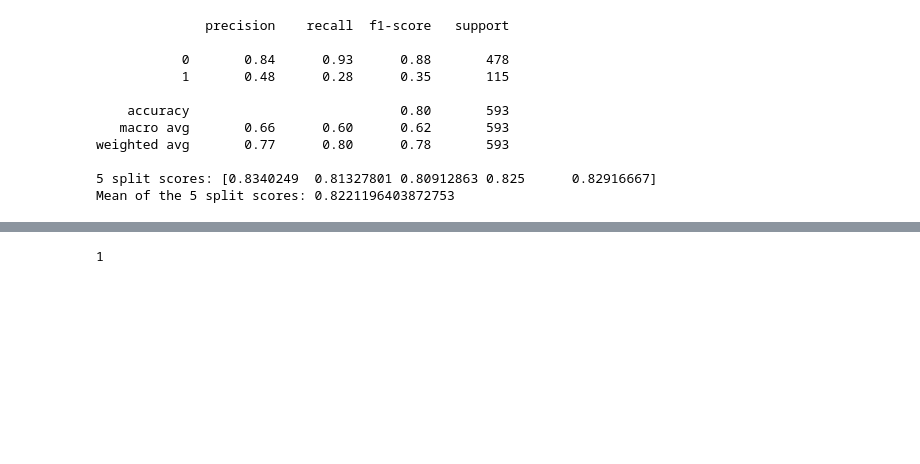
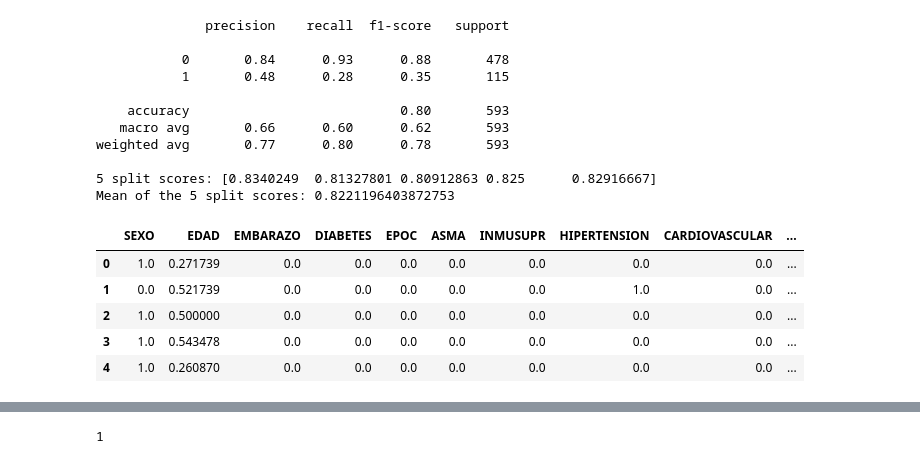
Before and after one commit to nachovazquez98/COVID-19_Paper, a Jupyter notebook: notebooks/covid_train_ml.ipynb, the cells around one changed output, grey strips where cells are left out. Saved outputs shown, nothing was run; the diff lists cells and outputs as text; code cells hidden in the pictures; blank space fills up the shorter version.

```diff
--- a/notebooks/covid_train_ml.ipynb
+++ b/notebooks/covid_train_ml.ipynb
@@ -229,3 +265,12 @@ X_test_scaled = pd.DataFrame(svc_model.named_steps['preprocessor'].fit_transform
 #cambia el orden de edad y sexo
 X_train_scaled[['EDAD','SEXO']]=X_train_scaled[['SEXO','EDAD']]
 X_test_scaled[['EDAD','SEXO']]=X_test_scaled[['SEXO','EDAD']]
+# %%
+X_train_scaled.head()
+# %% [output]
+|  | SEXO | EDAD | EMBARAZO | DIABETES | EPOC | ASMA | INMUSUPR | HIPERTENSION | CARDIOVASCULAR | ... |
+| 0 | 1.0 | 0.271739 | 0.0 | 0.0 | 0.0 | 0.0 | 0.0 | 0.0 | 0.0 | ... |
+| 1 | 0.0 | 0.521739 | 0.0 | 0.0 | 0.0 | 0.0 | 0.0 | 1.0 | 0.0 | ... |
+| 2 | 1.0 | 0.500000 | 0.0 | 0.0 | 0.0 | 0.0 | 0.0 | 0.0 | 0.0 | ... |
+| 3 | 1.0 | 0.543478 | 0.0 | 0.0 | 0.0 | 0.0 | 0.0 | 0.0 | 0.0 | ... |
+| 4 | 1.0 | 0.260870 | 0.0 | 0.0 | 0.0 | 0.0 | 0.0 | 0.0 | 0.0 | ... |
```
Also changed, not shown: parts of 7 cells of this notebook, 1 other file.
